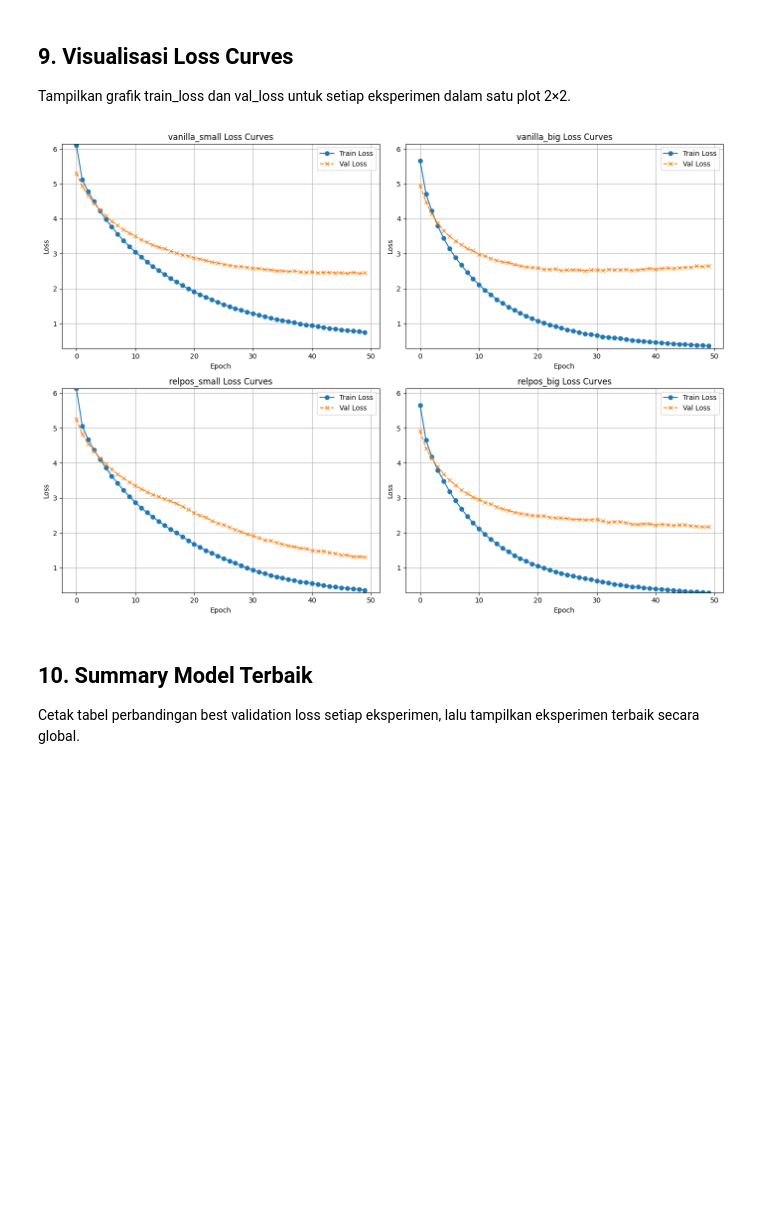
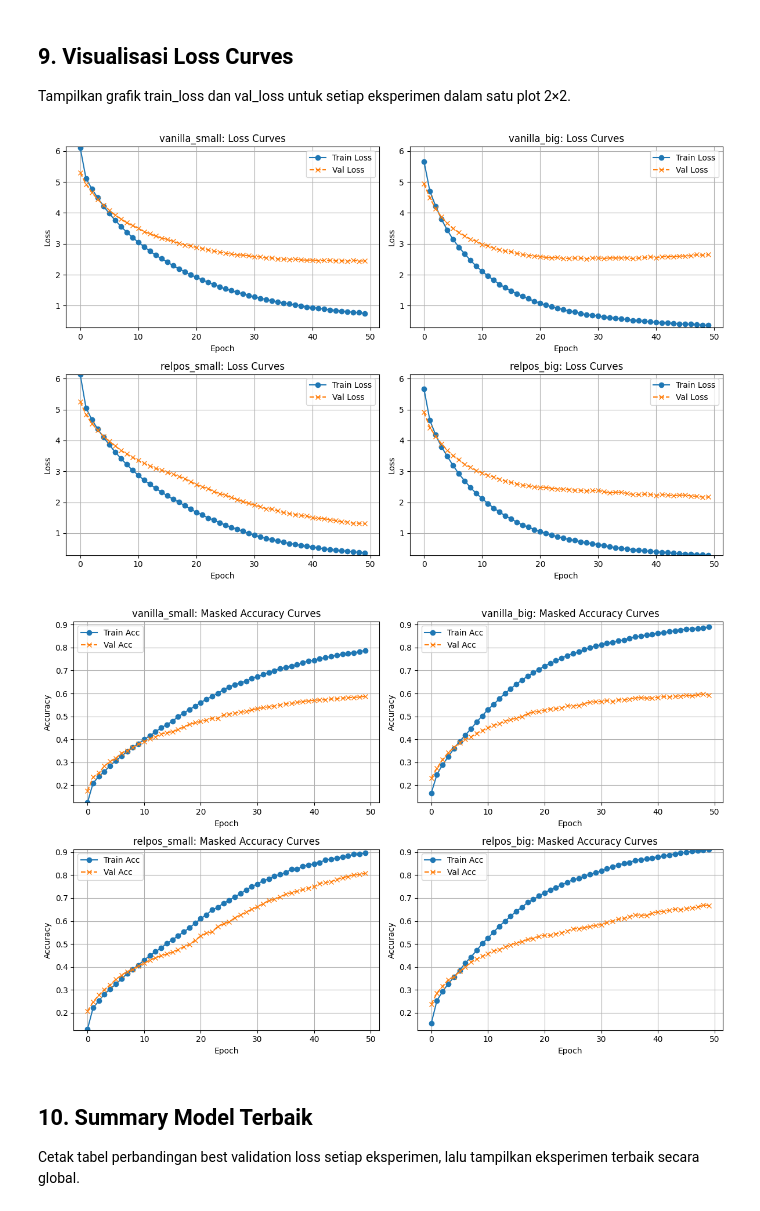
Before and after one commit to xmriz/Tugas-IF5250-Mini-Transformer, a Jupyter notebook: notebook.ipynb, the cells around one changed output. Cells and saved outputs as stored; diff of their text form; code cells hidden in the pictures; blank space fills up the shorter version.

```diff
--- a/notebook.ipynb
+++ b/notebook.ipynb
@@ -857,32 +928,58 @@ Total trainable parameters: 705,871
 
 Tampilkan grafik train_loss dan val_loss untuk setiap eksperimen dalam satu plot 2×2.
 # %%
-# Gabungkan semua nilai loss untuk menentukan y-axis range yang seragam
-all_values = []
+# === 1) Tentukan rentang y-axis untuk Loss ===
+all_loss_vals = []
 for name in train_losses:
-    all_values += train_losses[name]
-    all_values += val_losses[name]
-global_min = min(all_values)
-global_max = max(all_values)
+    all_loss_vals += train_losses[name]
+    all_loss_vals += val_losses[name]
+loss_min, loss_max = min(all_loss_vals), max(all_loss_vals)
 
-fig, axes = plt.subplots(2, 2, figsize=(14, 10))
-axes = axes.flatten()
+# Buat satu figure dengan 2×2 subplots untuk Loss Curves
+fig_loss, axes_loss = plt.subplots(2, 2, figsize=(12, 8))
+axes_loss = axes_loss.flatten()
 
 for idx, name in enumerate(train_losses):
-    ax = axes[idx]
+    ax = axes_loss[idx]
     ax.plot(train_losses[name], marker='o', linestyle='-', label='Train Loss')
     ax.plot(val_losses[name], marker='x', linestyle='--', label='Val Loss')
-    ax.set_title(f"{name} Loss Curves")
+    ax.set_title(f"{name}: Loss Curves")
     ax.set_xlabel("Epoch")
     ax.set_ylabel("Loss")
-    ax.set_ylim(global_min, global_max)
+    ax.set_ylim(loss_min, loss_max)
     ax.legend()
     ax.grid(True)
 
 plt.tight_layout()
 plt.show()
+
+# === 2) Tentukan rentang y-axis untuk Masked Accuracy ===
+all_acc_vals = []
+for name in train_accs:
+    all_acc_vals += train_accs[name]
+    all_acc_vals += val_accs[name]
+acc_min, acc_max = min(all_acc_vals), max(all_acc_vals)
+
+# Buat satu figure dengan 2×2 subplots untuk Masked Accuracy Curves
+fig_acc, axes_acc = plt.subplots(2, 2, figsize=(12, 8))
+axes_acc = axes_acc.flatten()
+
+for idx, name in enumerate(train_accs):
+    ax = axes_acc[idx]
+    ax.plot(train_accs[name], marker='o', linestyle='-', label='Train Acc')
+    ax.plot(val_accs[name], marker='x', linestyle='--', label='Val Acc')
+    ax.set_title(f"{name}: Masked Accuracy Curves")
+    ax.set_xlabel("Epoch")
+    ax.set_ylabel("Accuracy")
+    ax.set_ylim(acc_min, acc_max)
+    ax.legend()
+    ax.grid(True)
+
+plt.tight_layout()
+plt.show()
 # %% [output]
-[figure, old version]
+[figure, new version]
+[figure, added]
 # %% [markdown]
 ## 10. Summary Model Terbaik
 
```
Also changed, not shown: parts of 5 cells of this notebook.
